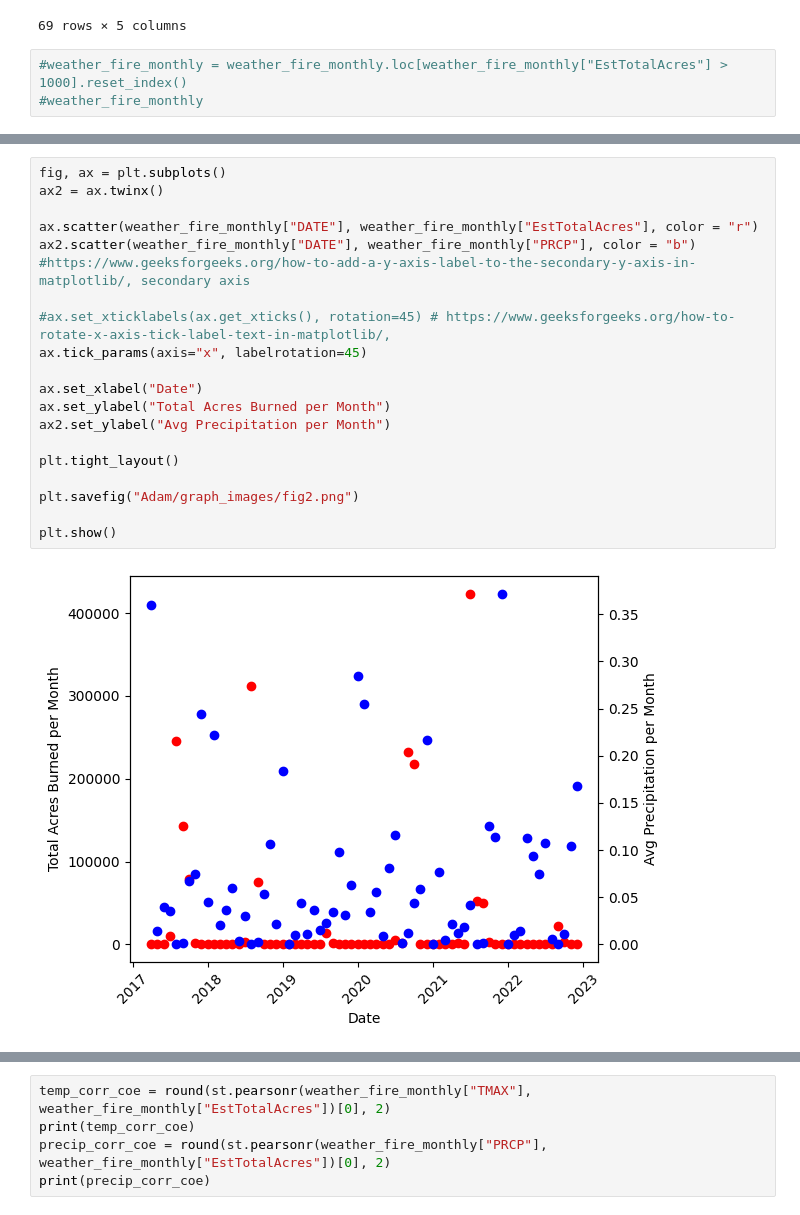
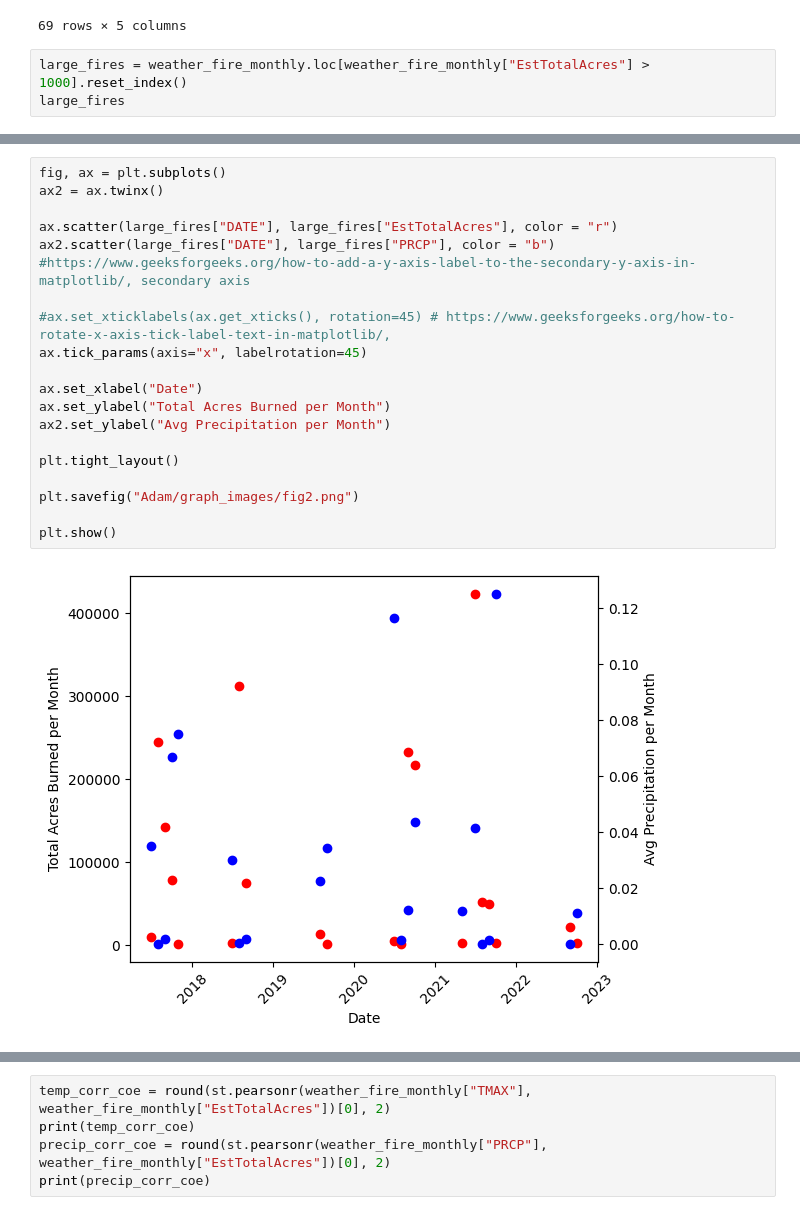
Before and after one commit to ctetreault13/Project-1-Oregon-Fire-and-wheel, a Jupyter notebook: Project_1_Oregon_Fires.ipynb, the cells around one changed output, grey strips where cells are left out. Cells and saved outputs as stored; diff of their text form.

```diff
--- a/Project_1_Oregon_Fires.ipynb
+++ b/Project_1_Oregon_Fires.ipynb
@@ -250,5 +250,5 @@ weather_fire_monthly
 | 68 | 2022-11-30 | 527.78 | 0.167692 | 43.461538 | 50.538462 |
 69 rows × 5 columns
 # %%
-#weather_fire_monthly = weather_fire_monthly.loc[weather_fire_monthly["EstTotalAcres"] > 1000].reset_index()
-#weather_fire_monthly
+large_fires = weather_fire_monthly.loc[weather_fire_monthly["EstTotalAcres"] > 1000].reset_index()
+large_fires
@@ -280,21 +320,21 @@ plt.show()
 # %%
 fig, ax = plt.subplots()
 ax2 = ax.twinx()
 
-ax.scatter(weather_fire_monthly["DATE"], weather_fire_monthly["EstTotalAcres"], color = "r")
-ax2.scatter(weather_fire_monthly["DATE"], weather_fire_monthly["PRCP"], color = "b") #https://www.geeksforgeeks.org/how-to-add-a-y-axis-label-to-the-secondary-y-axis-in-matplotlib/, secondary axis
+ax.scatter(large_fires["DATE"], large_fires["EstTotalAcres"], color = "r")
+ax2.scatter(large_fires["DATE"], large_fires["PRCP"], color = "b") #https://www.geeksforgeeks.org/how-to-add-a-y-axis-label-to-the-secondary-y-axis-in-matplotlib/, secondary axis
 
 #ax.set_xticklabels(ax.get_xticks(), rotation=45) # https://www.geeksforgeeks.org/how-to-rotate-x-axis-tick-label-text-in-matplotlib/,
 ax.tick_params(axis="x", labelrotation=45)
 
 ax.set_xlabel("Date")
 ax.set_ylabel("Total Acres Burned per Month")
 ax2.set_ylabel("Avg Precipitation per Month")
 
 plt.tight_layout()
 
 plt.savefig("Adam/graph_images/fig2.png")
 
 plt.show()
 # %% [output]
-[figure, old version]
+[figure, new version]
```
Also changed, not shown: parts of 4 cells of this notebook, 4 other files.
